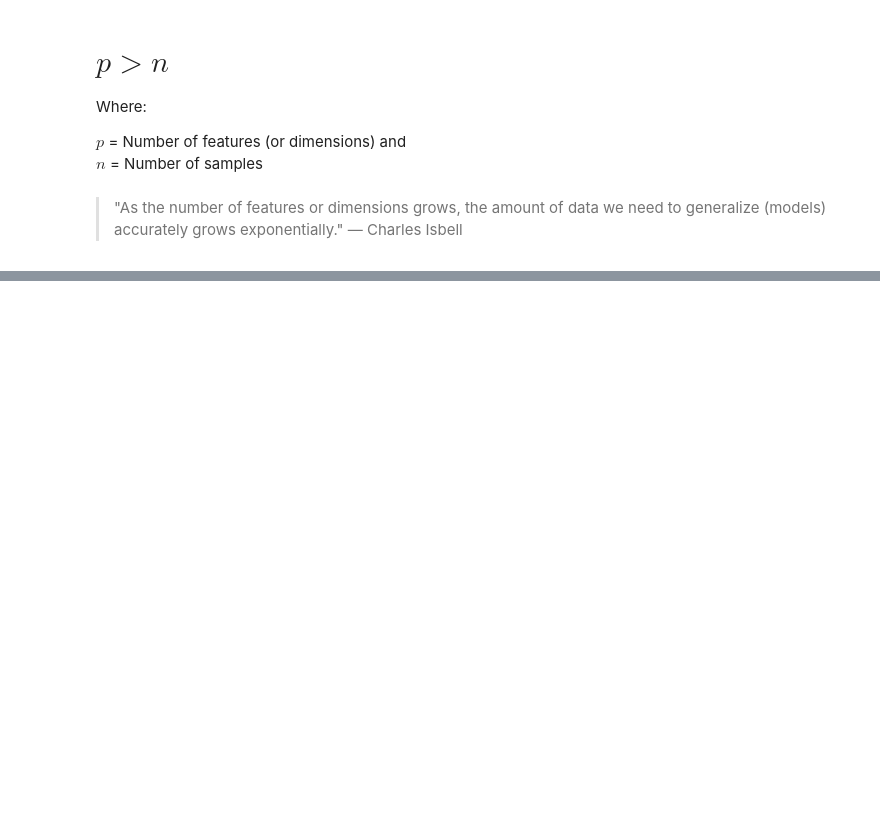
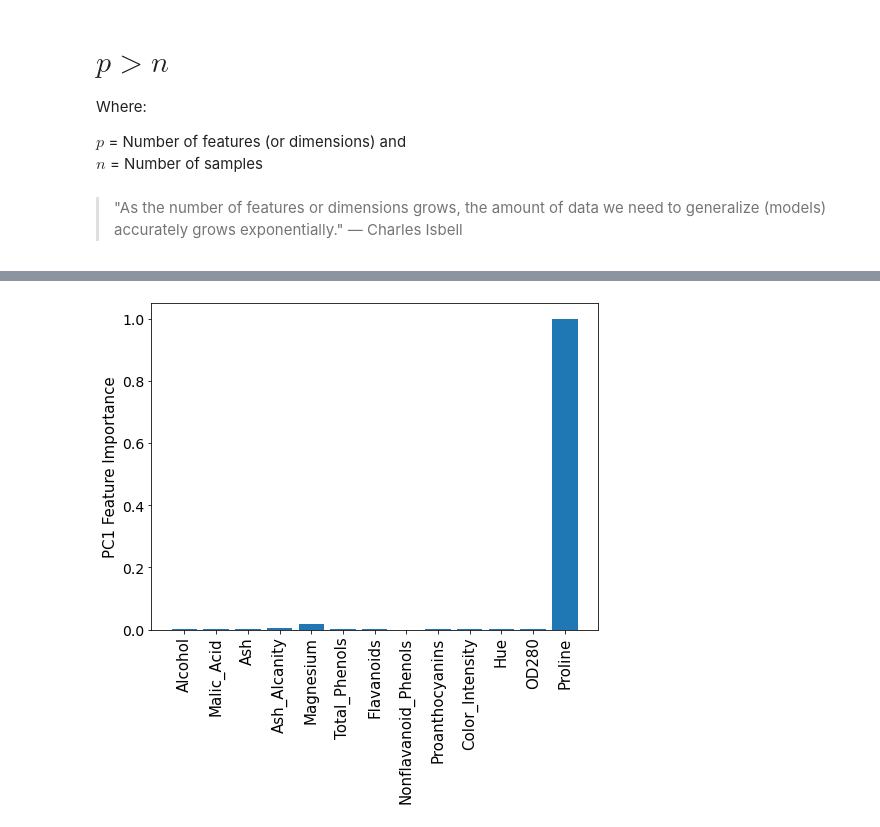
Before and after one commit to jhu-data-services/high-dimensional-data-vis, a Jupyter notebook: high-dimensional-data-vis.ipynb, the cells around one changed output, grey strips where cells are left out. Cells and saved outputs as stored; diff of their text form; code cells hidden in the pictures; blank space fills up the shorter version.

```diff
--- a/high-dimensional-data-vis.ipynb
+++ b/high-dimensional-data-vis.ipynb
@@ -38,3 +102,12 @@ $n$ = Number of samples
+# %%
+pc1_feature_importance = abs(pca_fit.components_[0]);
+plt.figure(figsize=(8, 6))
+plt.bar(list(features.columns), pc1_feature_importance);
+plt.ylabel('PC1 Feature Importance', fontsize=15)
+plt.xticks(rotation=90, fontsize=15);
+plt.yticks(fontsize=14);
+# %% [output]
+[figure, added]
 # %% [markdown]
 # t-Distributed Stochastic Neighbor Embedding
 <img src="images/tsne/tsne1.jpg" alt="PCA Drawing" style="width: 650px;"/>
```
Also changed, not shown: parts of 31 cells of this notebook.
